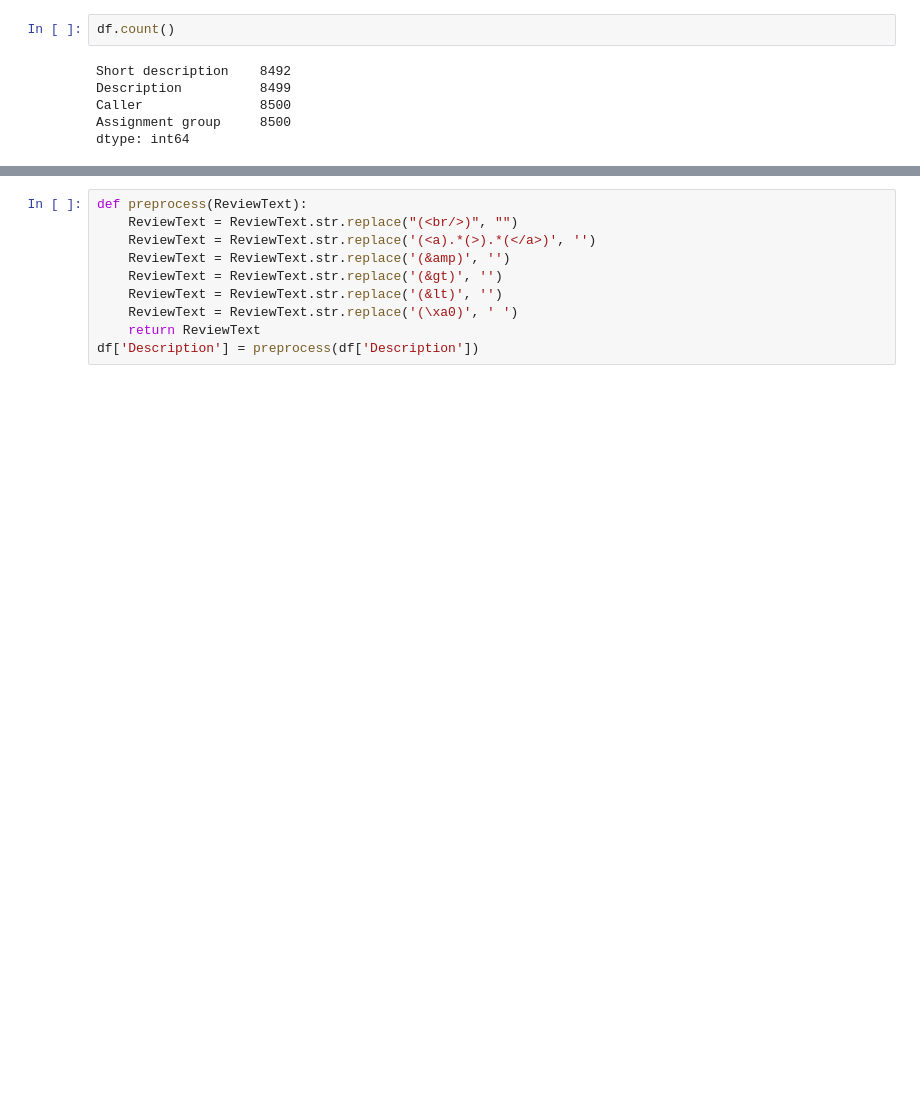
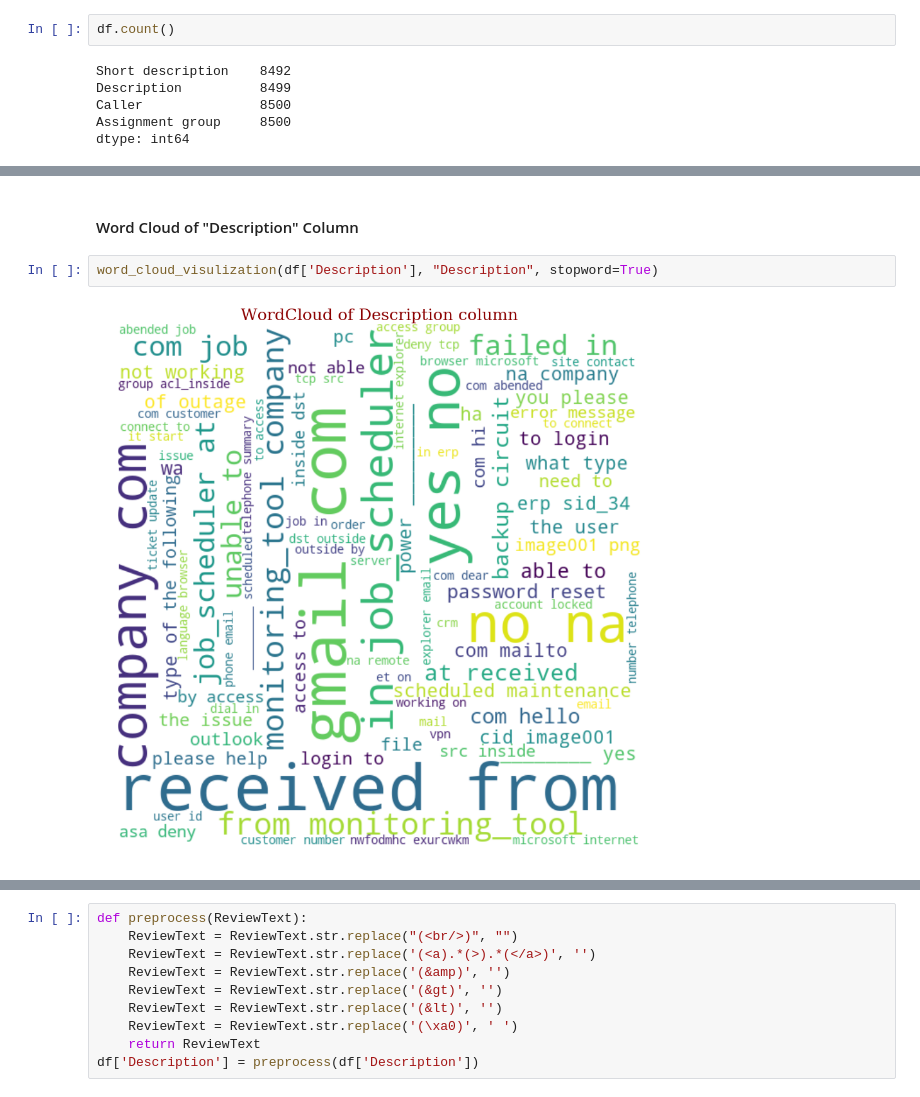
Before and after one commit to soumendrabagh/Automatic-Ticket-Generation-NLP, a Jupyter notebook: NLP_Automatic_Ticket_Assignment.ipynb, the cells around one changed output, grey strips where cells are left out. Drawn from its saved outputs; the diff is of its cells as text; blank space fills up the shorter version.

```diff
--- a/NLP_Automatic_Ticket_Assignment.ipynb
+++ b/NLP_Automatic_Ticket_Assignment.ipynb
@@ -68,0 +90,6 @@ df = df[~df['Description'].isnull()]
+# %% [markdown]
+#### Word Cloud of "Description" Column
+# %%
+word_cloud_visulization(df['Description'], "Description", stopword=True)
+# %% [output]
+[figure, added]
```
Also changed, not shown: parts of 18 cells of this notebook, 6 other files.
